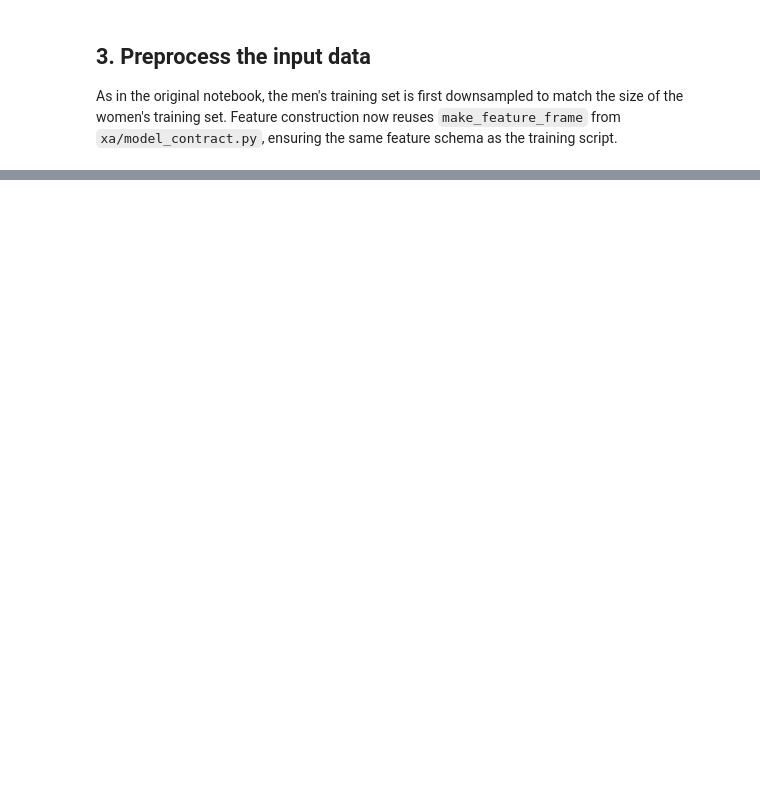
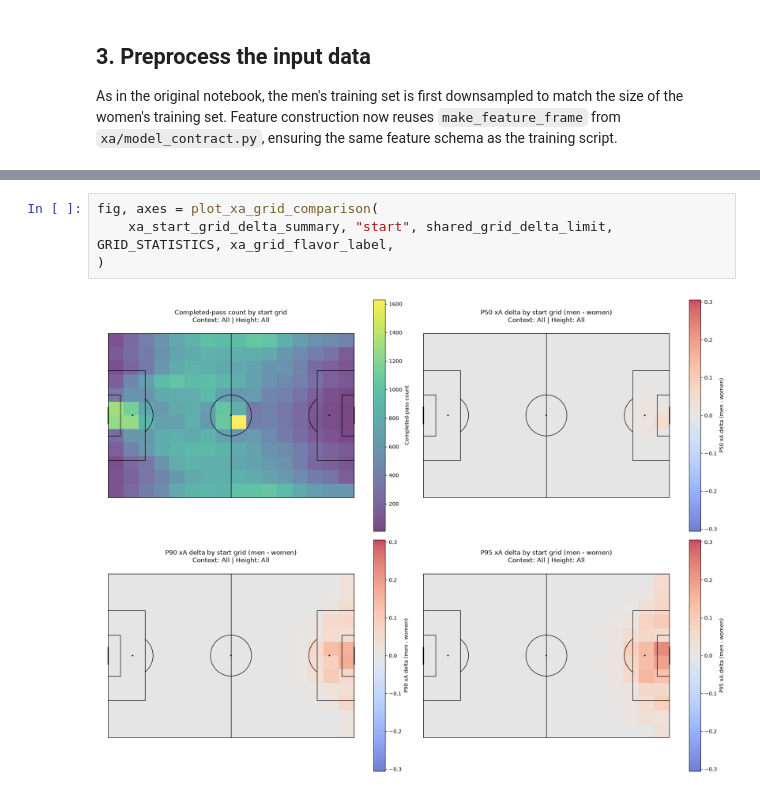
Before and after one commit to VictorYu379/womens-football-metrics-analysis, a Jupyter notebook: enriched_xa_features_competition_events.ipynb, the cells around one changed output, grey strips where cells are left out. Cells and saved outputs as stored; diff of their text form; blank space fills up the shorter version.

```diff
--- a/enriched_xa_features_competition_events.ipynb
+++ b/enriched_xa_features_competition_events.ipynb
@@ -887,0 +922,6 @@ Note: ridgelines are smoothed histograms shown within [-0.001, +0.001] for reada
+# %%
+fig, axes = plot_xa_grid_comparison(
+    xa_start_grid_delta_summary, "start", shared_grid_delta_limit, GRID_STATISTICS, xa_grid_flavor_label,
+)
+# %% [output]
+[figure, added]
```
Also changed, not shown: parts of 58 cells of this notebook, 6 other files.
